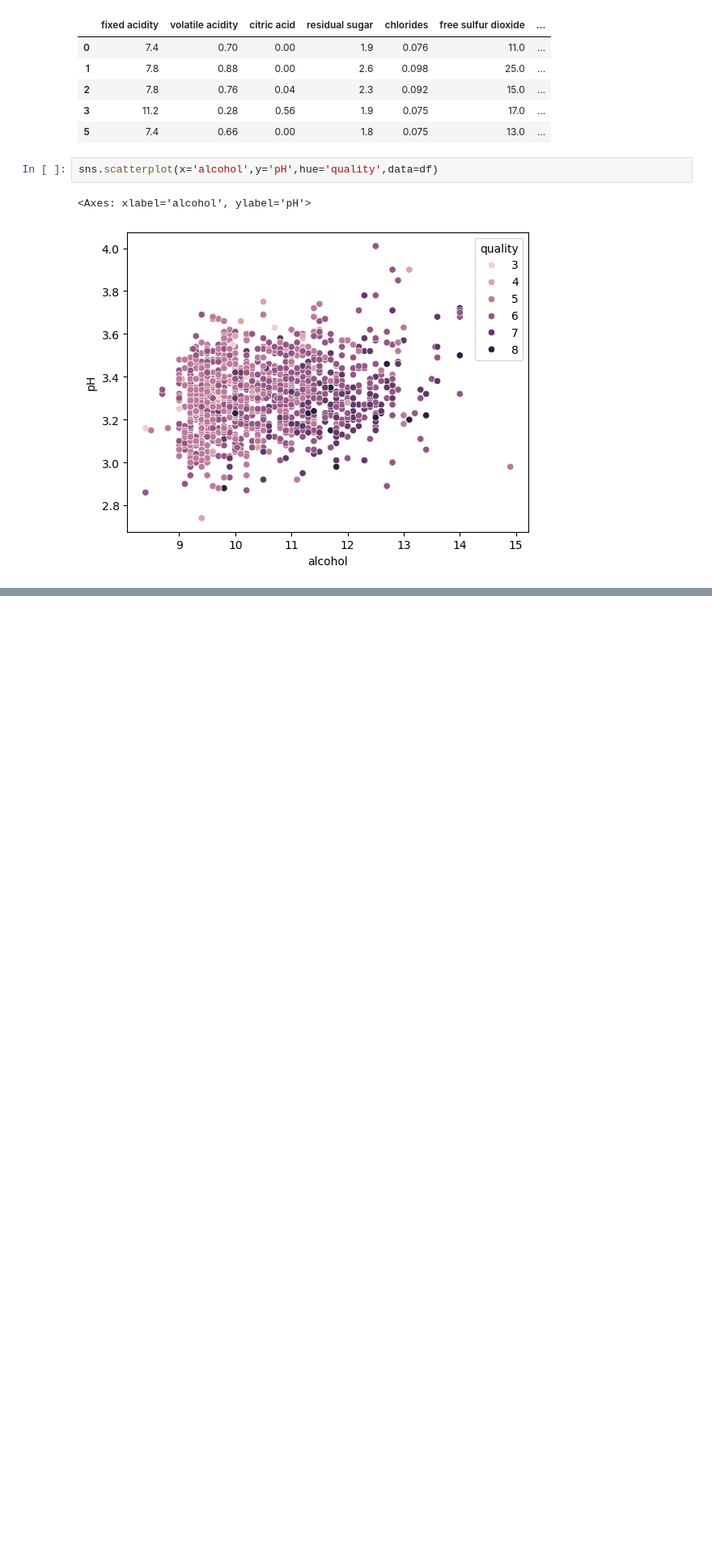
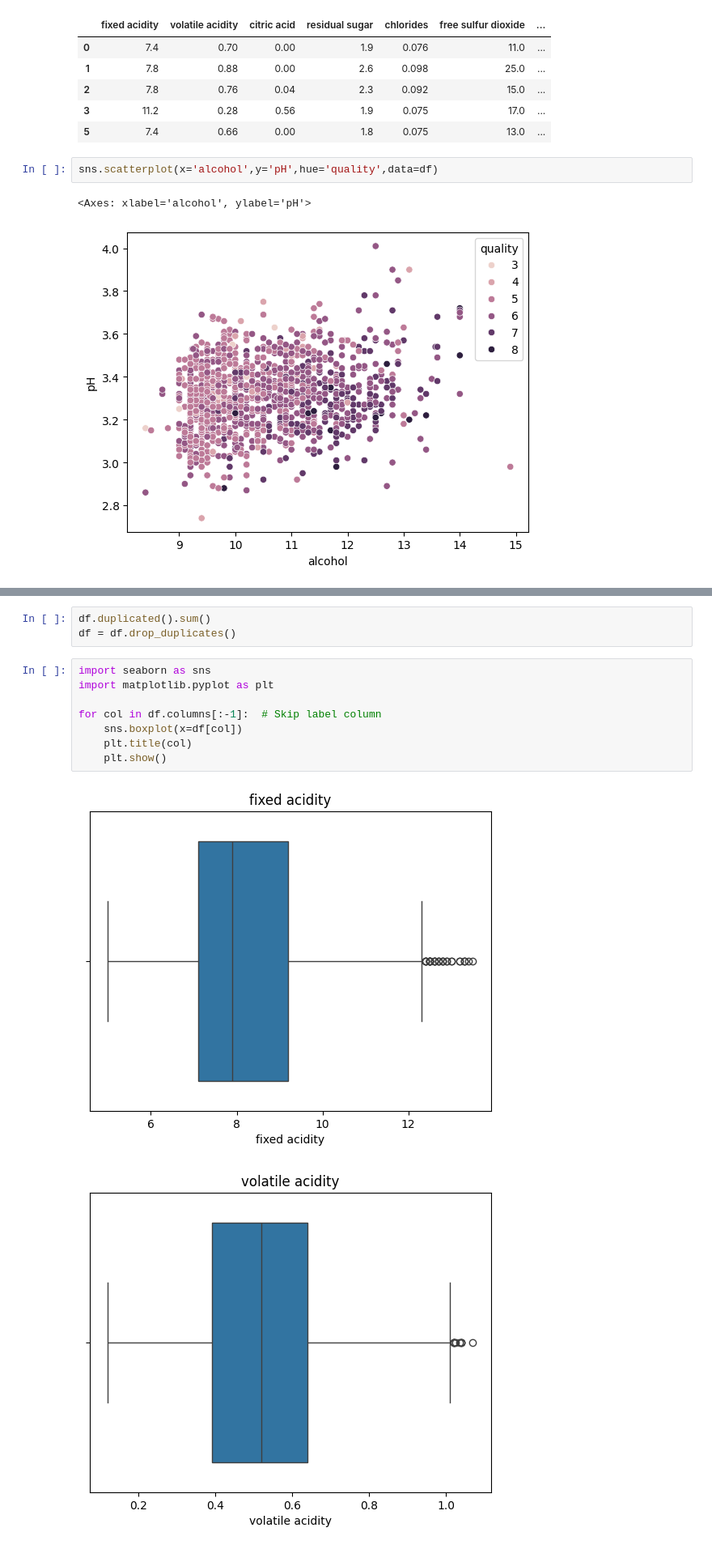
Before and after one commit to parth2teja23/glow2025_final_project, a Jupyter notebook: winequalityEDA.ipynb, the cells around one changed output, grey strips where cells are left out. Shown at 81% size. Drawn from its saved outputs; the diff is of its cells as text; blank space fills up the shorter version.

```diff
--- a/winequalityEDA.ipynb
+++ b/winequalityEDA.ipynb
@@ -211,0 +226,14 @@ sns.scatterplot(x='alcohol',y='pH',hue='quality',data=df)
+# %%
+df.duplicated().sum()
+df = df.drop_duplicates()
+# %%
+import seaborn as sns
+import matplotlib.pyplot as plt
+
+for col in df.columns[:-1]:  # Skip label column
+    sns.boxplot(x=df[col])
+    plt.title(col)
+    plt.show()
+# %% [output]
+[figure, added]
+[figure, added]
```
Also changed, not shown: parts of 17 cells of this notebook, 1 other file.
